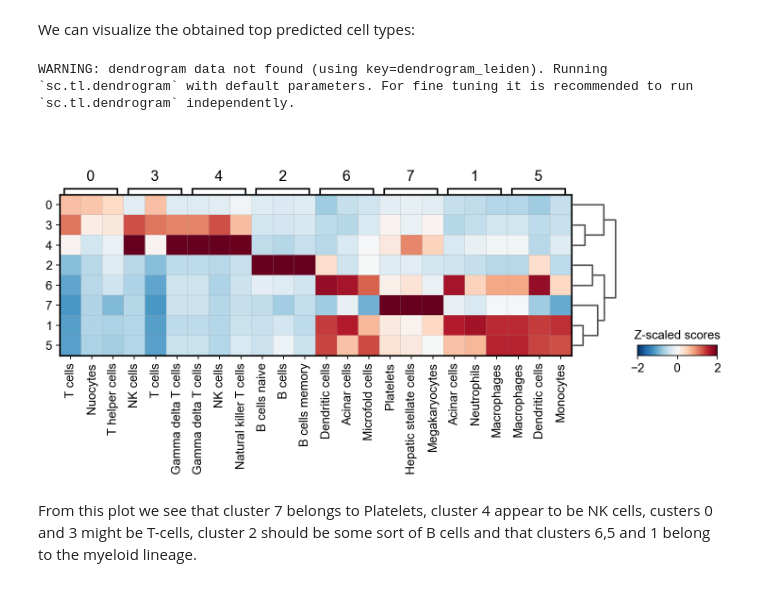
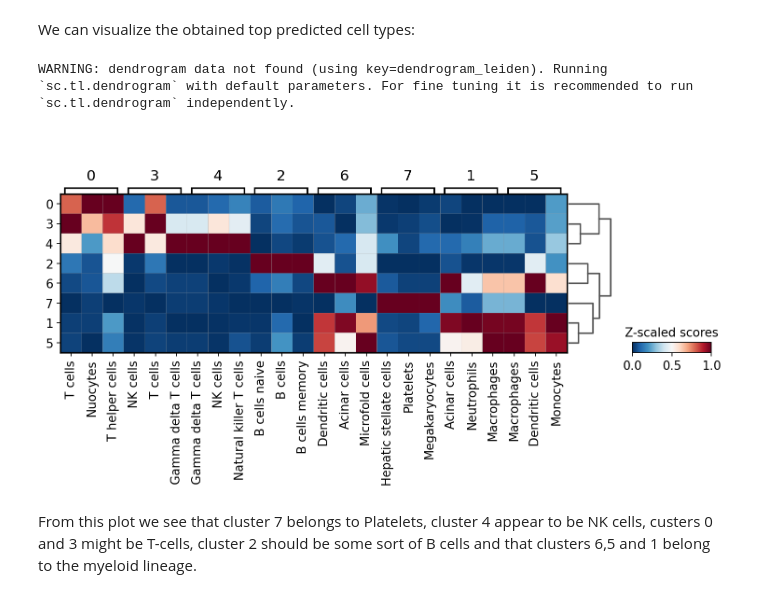
Before and after one commit to saezlab/decoupler-py, a Jupyter notebook: docs/source/notebooks/cell_annotation.ipynb, the cells around one changed output. Saved outputs shown, nothing was run; the diff lists cells and outputs as text; code cells hidden in the pictures.

```diff
--- a/docs/source/notebooks/cell_annotation.ipynb
+++ b/docs/source/notebooks/cell_annotation.ipynb
@@ -294,11 +291,11 @@ ctypes_dict
 # %% [markdown]
 We can visualize the obtained top predicted cell types:
 # %%
-sc.pl.matrixplot(acts, ctypes_dict, 'leiden', dendrogram=True,
-                 colorbar_title='Z-scaled scores', vmin=-2, vmax=2, cmap='RdBu_r')
+sc.pl.matrixplot(acts, ctypes_dict, 'leiden', dendrogram=True, standard_scale='var',
+                 colorbar_title='Z-scaled scores', cmap='RdBu_r')
 # %% [output]
 WARNING: dendrogram data not found (using key=dendrogram_leiden). Running `sc.tl.dendrogram` with default parameters. For fine tuning it is recommended to run `sc.tl.dendrogram` independently.
-[figure, old version]
+[figure, new version]
 # %% [markdown]
 From this plot we see that cluster 7 belongs to Platelets, cluster 4 appear to be NK cells, custers 0 and 3 might be T-cells, cluster 2 should be some sort of B cells and that clusters 6,5 and 1 belong to the myeloid lineage.
 # %% [markdown]
```
Also changed, not shown: parts of 10 cells of this notebook, 3 other files.
